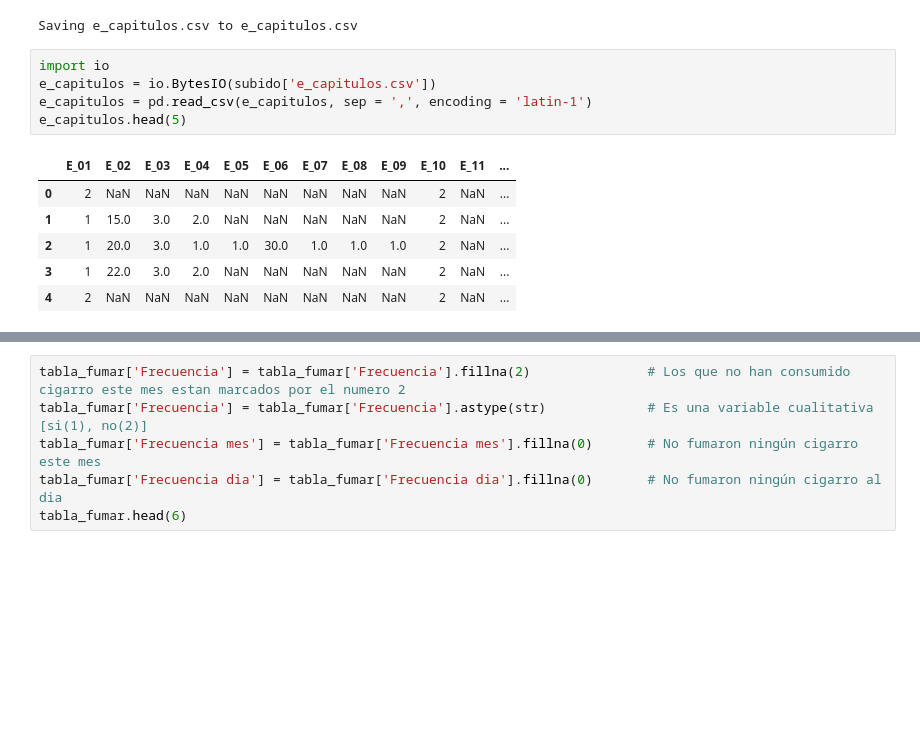
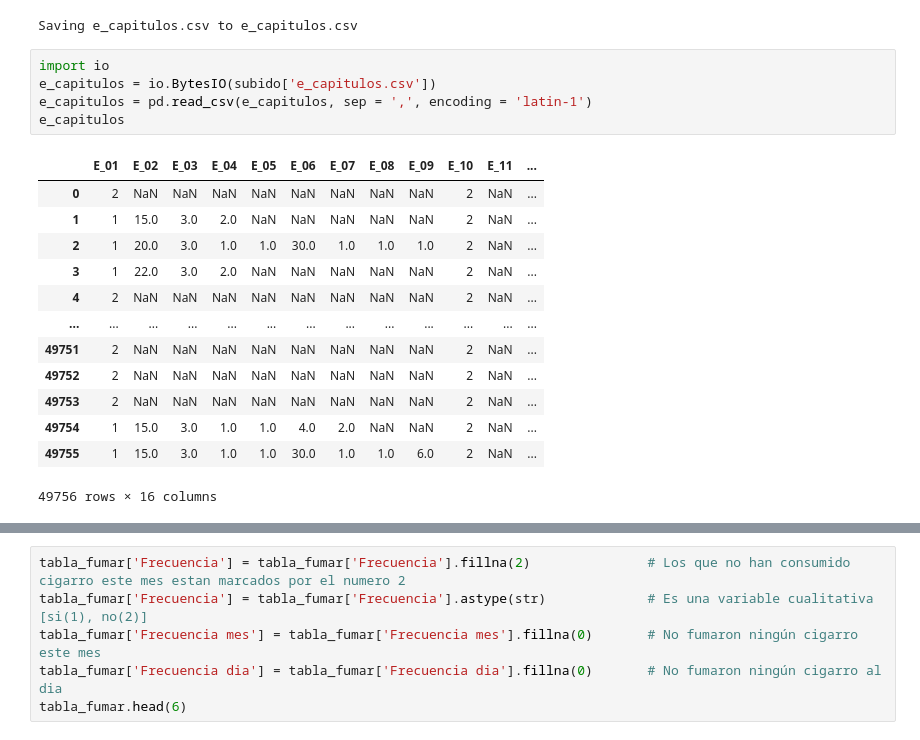
Before and after one commit to Alej00525/programacion1, a Jupyter notebook: Tarea__5.ipynb, the cells around one changed output, grey strips where cells are left out. Saved outputs shown, nothing was run; the diff lists cells and outputs as text; blank space fills up the shorter version.

```diff
--- a/Tarea__5.ipynb
+++ b/Tarea__5.ipynb
@@ -23,15 +23,22 @@ Saving e_capitulos.csv to e_capitulos.csv
 # %%
 import io
 e_capitulos = io.BytesIO(subido['e_capitulos.csv'])
 e_capitulos = pd.read_csv(e_capitulos, sep = ',', encoding = 'latin-1')
-e_capitulos.head(5)
+e_capitulos
 # %% [output]
 |  | E_01 | E_02 | E_03 | E_04 | E_05 | E_06 | E_07 | E_08 | E_09 | E_10 | E_11 | ... |
 | 0 | 2 | NaN | NaN | NaN | NaN | NaN | NaN | NaN | NaN | 2 | NaN | ... |
 | 1 | 1 | 15.0 | 3.0 | 2.0 | NaN | NaN | NaN | NaN | NaN | 2 | NaN | ... |
 | 2 | 1 | 20.0 | 3.0 | 1.0 | 1.0 | 30.0 | 1.0 | 1.0 | 1.0 | 2 | NaN | ... |
 | 3 | 1 | 22.0 | 3.0 | 2.0 | NaN | NaN | NaN | NaN | NaN | 2 | NaN | ... |
 | 4 | 2 | NaN | NaN | NaN | NaN | NaN | NaN | NaN | NaN | 2 | NaN | ... |
+| ... | ... | ... | ... | ... | ... | ... | ... | ... | ... | ... | ... | ... |
+| 49751 | 2 | NaN | NaN | NaN | NaN | NaN | NaN | NaN | NaN | 2 | NaN | ... |
+| 49752 | 2 | NaN | NaN | NaN | NaN | NaN | NaN | NaN | NaN | 2 | NaN | ... |
+| 49753 | 2 | NaN | NaN | NaN | NaN | NaN | NaN | NaN | NaN | 2 | NaN | ... |
+| 49754 | 1 | 15.0 | 3.0 | 1.0 | 1.0 | 4.0 | 2.0 | NaN | NaN | 2 | NaN | ... |
+| 49755 | 1 | 15.0 | 3.0 | 1.0 | 1.0 | 30.0 | 1.0 | 1.0 | 6.0 | 2 | NaN | ... |
+49756 rows × 16 columns
 # %%
 tabla_fumar = pd.DataFrame({
 'Edad' : e_capitulos['E_02'],                 # Edad de primer consumo de cigarro (1, 64)
```
Also changed, not shown: parts of 7 cells of this notebook.
